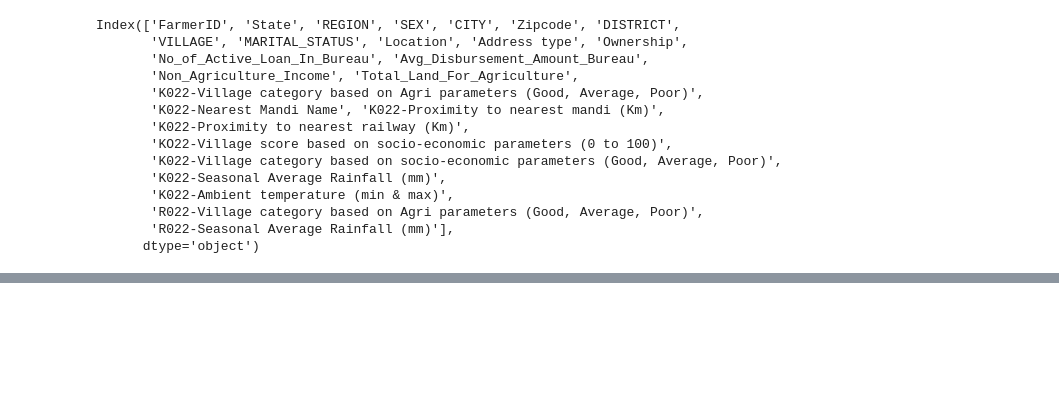
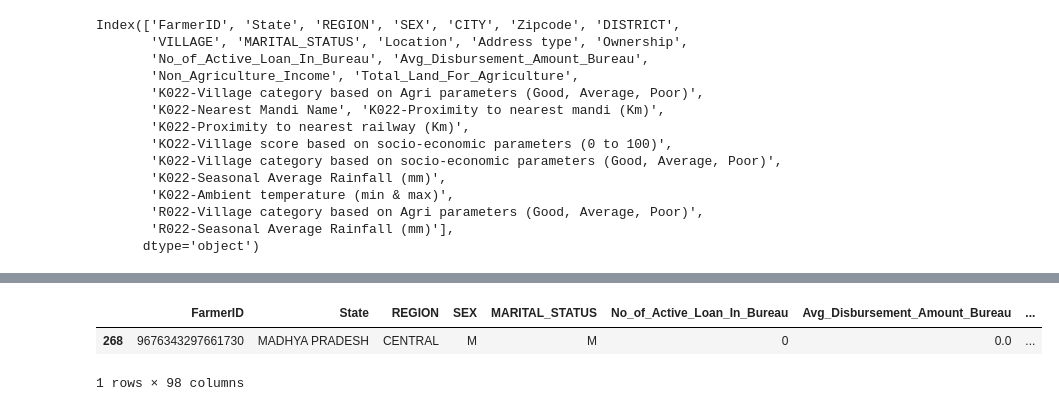
Before and after one commit to anuragpan/ltf-income-challenge, a Jupyter notebook: LTF_challenge.ipynb, the cells around one changed output, grey strips where cells are left out. Saved outputs shown, nothing was run; the diff lists cells and outputs as text; code cells hidden in the pictures; blank space fills up the shorter version.

```diff
--- a/LTF_challenge.ipynb
+++ b/LTF_challenge.ipynb
@@ -135,0 +118,2 @@ dtype: int64
+# %%
+df3['Avg_Disbursement_Amount_Bureau'] = df3['Avg_Disbursement_Amount_Bureau'].fillna(0)
@@ -135,0 +134,6 @@ dtype: int64
+# %%
+df3.head(1)
+# %% [output]
+|  | FarmerID | State | REGION | SEX | MARITAL_STATUS | No_of_Active_Loan_In_Bureau | Avg_Disbursement_Amount_Bureau | ... |
+| 268 | 9676343297661730 | MADHYA PRADESH | CENTRAL | M | M | 0 | 0.0 | ... |
+1 rows × 98 columns
```
Also changed, not shown: parts of 5 cells of this notebook.
